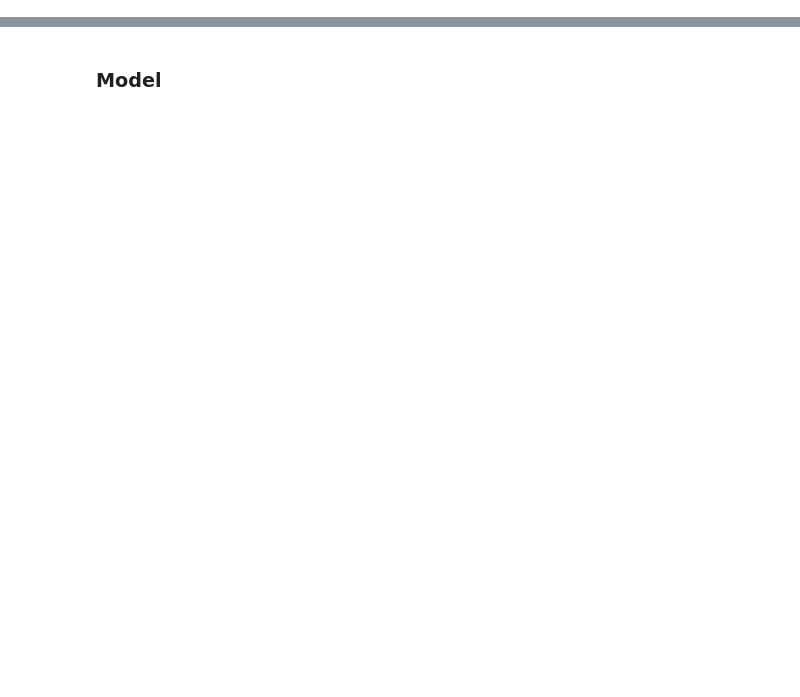
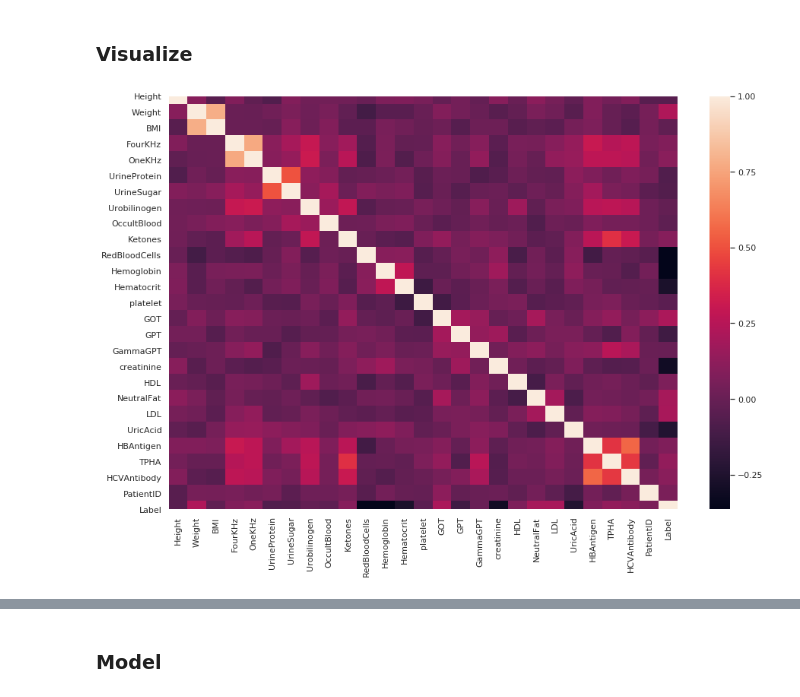
Before and after one commit to chaitalic07/Hands-on-challenge, a Jupyter notebook: ds_test.ipynb, the cells around one changed output, grey strips where cells are left out. Saved outputs shown, nothing was run; the diff lists cells and outputs as text; code cells hidden in the pictures; blank space fills up the shorter version.

```diff
--- a/ds_test.ipynb
+++ b/ds_test.ipynb
@@ -209,6 +92,0 @@ dtype: float64
-# %%
-df_1 = df.copy()
-for col in df_1.columns:
-    df_1[col] = df_1.groupby('Label')[col].transform(lambda x: x.fillna(x.mean()))
-
-df = df_1.copy()
@@ -426,0 +93,5 @@ df.head(10)
+# %%
+# only Accepted and Denied categories will be useful for training a model
+df_model = df[df['Label'].isin(['Accepted', 'Denied'])]
+df_test = df[df['Label'].isin(['Pending', 'Referred'])]
+df = df_model.copy()
@@ -426,0 +145,26 @@ df.head(10)
+# %%
+# fill any BMI, Height and Weight missing values based on formula
+df['BMI'] = df.apply(lambda row: round(row['Weight']/((row['Height']/100)*(row['Height']/100)),2)
+                     if ~np.isnan(row['Height']) and ~np.isnan(row['Weight']) else row['BMI'], axis=1)
+
+df['Height'] = df.apply(lambda row: round((math.sqrt(row['Weight']/row['BMI'])*100), 2)
+                        if np.isnan(row['Height']) else row['Height'], axis=1)
+
+df['Weight'] = df.apply(lambda row: round((((row['Height'] * row['Height'])/10000) *row['BMI']), 2)
+                        if np.isnan(row['Weight']) else row['Weight'], axis=1)
+# %%
+# drop columns with more than 85% missing values
+# fill the rest with categorical mean values for that column
+df = df.loc[:, df.isnull().mean() < .85]
+for col in df.columns:
+    df[col] = df.groupby('Label')[col].transform(lambda x: x.fillna(x.mean()))
+# %% [markdown]
+### Visualize
+# %%
+# visualize correlation matrix
+corr = df.corr()
+fig, ax = plt.subplots(figsize=(15, 10))
+sns.heatmap(corr, ax=ax)
+plt.show()
+# %% [output]
+[figure, added]
```
Also changed, not shown: parts of 109 cells of this notebook.
